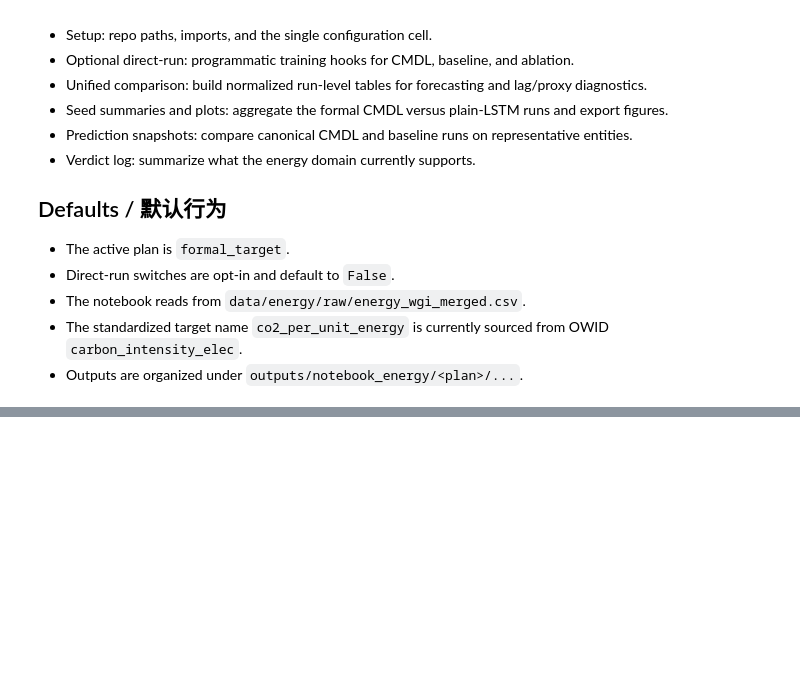
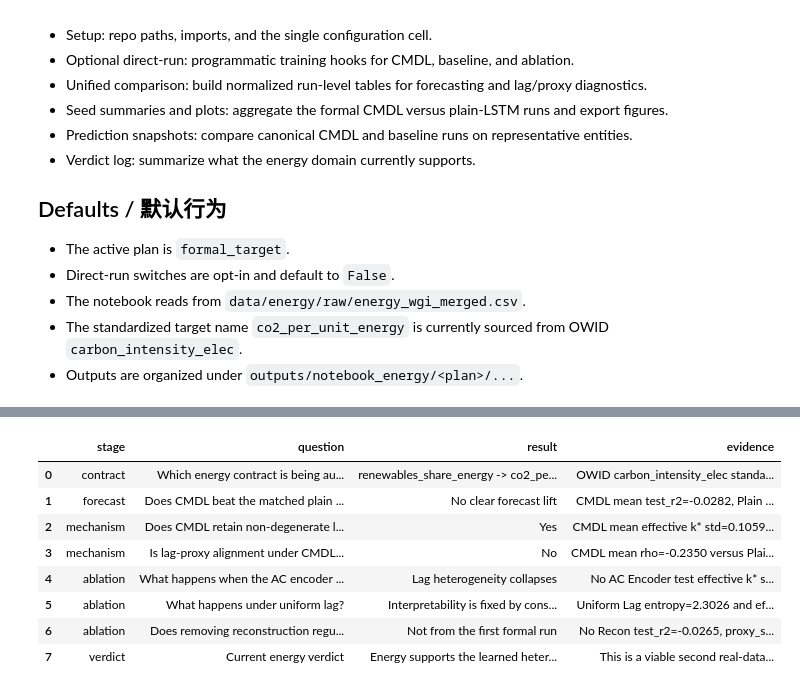
Before and after one commit to Oktinner0320/AC_GATE-CMDL, a Jupyter notebook: notebooks/03_energy_results.ipynb, the cells around one changed output, grey strips where cells are left out. Cells and saved outputs as stored; diff of their text form; code cells hidden in the pictures; blank space fills up the shorter version.

```diff
--- a/notebooks/03_energy_results.ipynb
+++ b/notebooks/03_energy_results.ipynb
@@ -394,6 +483,11 @@ else:
     baseline_mean_rho = float(plain_lstm_rows["test_effective_kstar_proxy_spearman_rho"].mean())
     cmdl_mean_kstar_std = float(cmdl_rows["test_effective_kstar_std"].mean())
     baseline_mean_kstar_std = float(plain_lstm_rows["test_effective_kstar_std"].mean())
+    no_ac_kstar_std = float(no_ac_rows["test_effective_kstar_std"].iloc[0])
+    uniform_entropy = float(uniform_rows["test_effective_lag_entropy_mean"].iloc[0])
+    uniform_kstar_std = float(uniform_rows["test_effective_kstar_std"].iloc[0])
+    no_recon_r2 = float(no_recon_rows["test_r2"].iloc[0])
+    no_recon_proxy_r2 = float(no_recon_rows["test_proxy_signal_r2"].iloc[0])
 
     result_rows.extend(
         [
@@ -411,43 +505,53 @@ else:
             },
             {
                 "stage": "mechanism",
-                "question": "Does CMDL learn a more dispersed effective lag pattern than the baseline?",
+                "question": "Does CMDL retain non-degenerate learned lag heterogeneity?",
                 "result": "Yes",
-                "evidence": f"CMDL mean effective k* std={cmdl_mean_kstar_std:.4f} versus Plain LSTM {baseline_mean_kstar_std:.4f}.",
+                "evidence": f"CMDL mean effective k* std={cmdl_mean_kstar_std:.4f}; removing the AC encoder collapses it to {no_ac_kstar_std:.6f}. Plain LSTM post-hoc spread is larger at {baseline_mean_kstar_std:.4f}, but that is a different diagnostic.",
             },
             {
                 "stage": "mechanism",
-                "question": "Is lag-proxy alignment directionally cleaner under CMDL than the baseline?",
-                "result": "Partially",
-                "evidence": f"CMDL mean rho={cmdl_mean_rho:.4f} versus Plain LSTM {baseline_mean_rho:.4f}; signs are not yet uniformly stable.",
+                "question": "Is lag-proxy alignment under CMDL already stable enough for a strong claim?",
+                "result": "No",
+                "evidence": f"CMDL mean rho={cmdl_mean_rho:.4f} versus Plain LSTM {baseline_mean_rho:.4f}; CMDL signs still flip across seeds.",
             },
             {
                 "stage": "ablation",
                 "question": "What happens when the AC encoder is removed?",
                 "result": "Lag heterogeneity collapses",
-                "evidence": f"No AC Encoder test effective k* std={float(no_ac_rows['test_effective_kstar_std'].iloc[0]):.6f}, proxy refit status={no_ac_rows['proxy_refit_status'].iloc[0]}.",
+                "evidence": f"No AC Encoder test effective k* std={no_ac_kstar_std:.6f}, proxy refit status={no_ac_rows['proxy_refit_status'].iloc[0]}.",
             },
             {
                 "stage": "ablation",
                 "question": "What happens under uniform lag?",
                 "result": "Interpretability is fixed by construction",
-                "evidence": f"Uniform Lag entropy={float(uniform_rows['test_effective_lag_entropy_mean'].iloc[0]):.4f} and effective k* std={float(uniform_rows['test_effective_kstar_std'].iloc[0]):.6f}.",
+                "evidence": f"Uniform Lag entropy={uniform_entropy:.4f} and effective k* std={uniform_kstar_std:.6f}.",
             },
             {
                 "stage": "ablation",
                 "question": "Does removing reconstruction regularization obviously help?",
                 "result": "Not from the first formal run",
-                "evidence": f"No Recon test_r2={float(no_recon_rows['test_r2'].iloc[0]):.4f}, proxy_signal_r2={float(no_recon_rows['test_proxy_signal_r2'].iloc[0]):.4f}.",
+                "evidence": f"No Recon test_r2={no_recon_r2:.4f}, proxy_signal_r2={no_recon_proxy_r2:.4f}.",
             },
             {
                 "stage": "verdict",
                 "question": "Current energy verdict",
-                "result": "Energy currently supports the lag-heterogeneity machinery more clearly than forecast superiority.",
-                "evidence": "This is a viable second real-data domain, but not yet a strong standalone forecast win.",
+                "result": "Energy supports the learned heterogeneity machinery more clearly than it supports a strong forecast or mechanism win.",
+                "evidence": "This is a viable second real-data domain with a clean ablation story, but the top-line predictive advantage remains marginal.",
             },
         ]
     )
 
-energy_result_log = pd.DataFrame(result_rows)
-energy_result_log.to_csv(COMPARISON_DIR / "energy_result_log.csv", index=False)
-display(energy_result_log)
+    energy_result_log = pd.DataFrame(result_rows)
+    energy_result_log.to_csv(COMPARISON_DIR / "energy_result_log.csv", index=False)
+    display(energy_result_log)
+# %% [output]
+|  | stage | question | result | evidence |
+| 0 | contract | Which energy contract is being au... | renewables_share_energy -> co2_pe... | OWID carbon_intensity_elec standa... |
+| 1 | forecast | Does CMDL beat the matched plain ... | No clear forecast lift | CMDL mean test_r2=-0.0282, Plain ... |
+| 2 | mechanism | Does CMDL retain non-degenerate l... | Yes | CMDL mean effective k* std=0.1059... |
+| 3 | mechanism | Is lag-proxy alignment under CMDL... | No | CMDL mean rho=-0.2350 versus Plai... |
+| 4 | ablation | What happens when the AC encoder ... | Lag heterogeneity collapses | No AC Encoder test effective k* s... |
+| 5 | ablation | What happens under uniform lag? | Interpretability is fixed by cons... | Uniform Lag entropy=2.3026 and ef... |
+| 6 | ablation | Does removing reconstruction regu... | Not from the first formal run | No Recon test_r2=-0.0265, proxy_s... |
+| 7 | verdict | Current energy verdict | Energy supports the learned heter... | This is a viable second real-data... |
```
Also changed, not shown: parts of 6 cells of this notebook, 3 other files.
